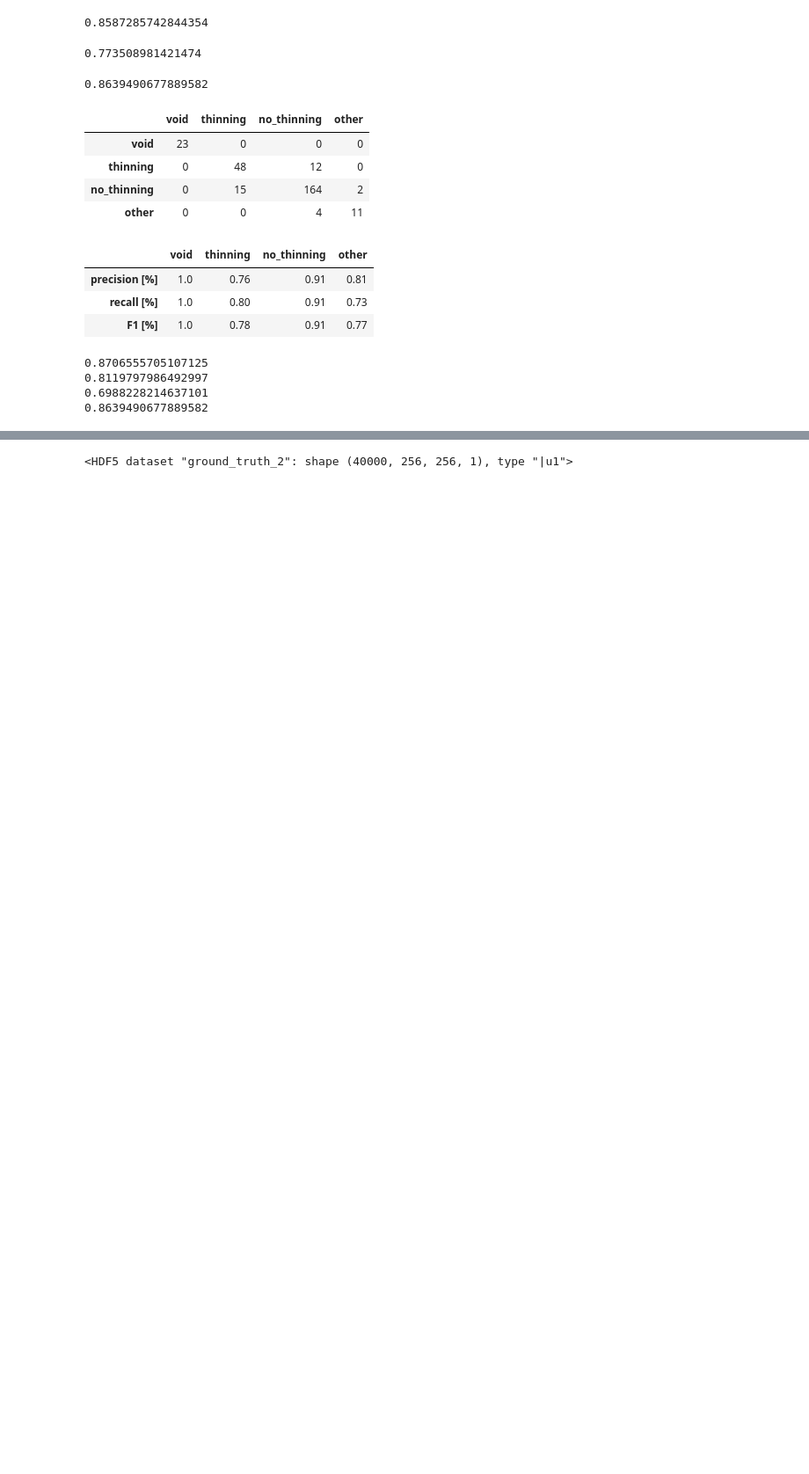
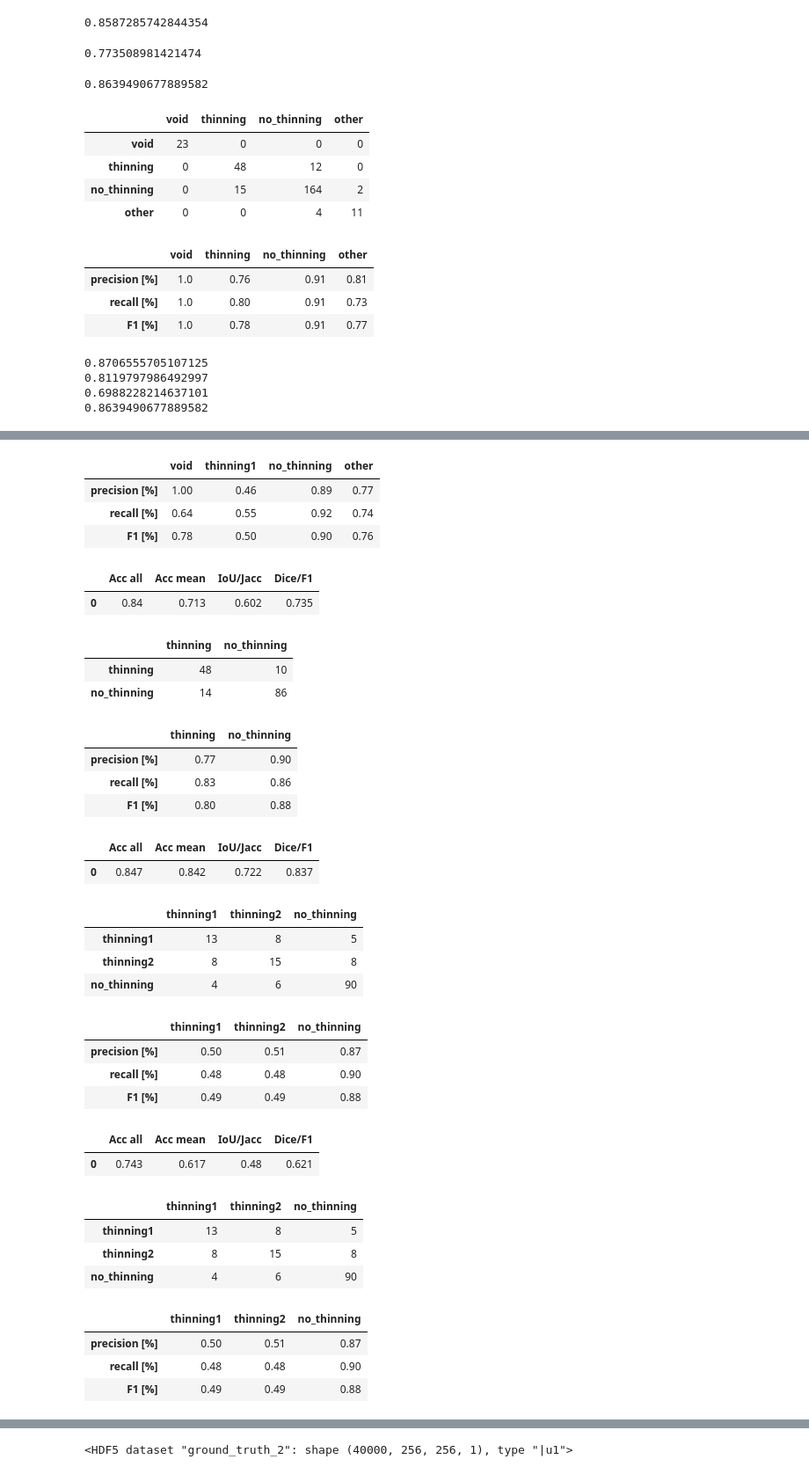
Before and after one commit to satlawa/edin_results, a Jupyter notebook: edin_results.ipynb, the cells around one changed output, grey strips where cells are left out. Shown at 88% size. Cells and saved outputs as stored; diff of their text form; code cells hidden in the pictures; blank space fills up the shorter version.

```diff
--- a/edin_results.ipynb
+++ b/edin_results.ipynb
@@ -346,0 +517,12 @@ print(np.mean(F1))
+# %%
+score
+# %% [output]
+|  | void | thinning1 | no_thinning | other |
+| precision [%] | 1.00 | 0.46 | 0.89 | 0.77 |
+| recall [%] | 0.64 | 0.55 | 0.92 | 0.74 |
+| F1 [%] | 0.78 | 0.50 | 0.90 | 0.76 |
+# %%
+metric
+# %% [output]
+|  | Acc all | Acc mean | IoU/Jacc | Dice/F1 |
+| 0 | 0.84 | 0.713 | 0.602 | 0.735 |
@@ -346,0 +533,60 @@ print(np.mean(F1))
+# %%
+###########################################   metrics - std  #############################################
+
+cm, score, metric = calc_mertics(cm_std_m[1:3,1:3], ['thinning', 'no_thinning'])
+cm
+# %% [output]
+|  | thinning | no_thinning |
+| thinning | 48 | 10 |
+| no_thinning | 14 | 86 |
+# %%
+score
+# %% [output]
+|  | thinning | no_thinning |
+| precision [%] | 0.77 | 0.90 |
+| recall [%] | 0.83 | 0.86 |
+| F1 [%] | 0.80 | 0.88 |
+# %%
+metric
+# %% [output]
+|  | Acc all | Acc mean | IoU/Jacc | Dice/F1 |
+| 0 | 0.847 | 0.842 | 0.722 | 0.837 |
+# %%
+###########################################   metrics - ac12  #############################################
+
+cm, score, metric = calc_mertics(cm_ac12_m[1:4,1:4], ['thinning1', 'thinning2', 'no_thinning'])
+cm
+# %% [output]
+|  | thinning1 | thinning2 | no_thinning |
+| thinning1 | 13 | 8 | 5 |
+| thinning2 | 8 | 15 | 8 |
+| no_thinning | 4 | 6 | 90 |
+# %%
+score
+# %% [output]
+|  | thinning1 | thinning2 | no_thinning |
+| precision [%] | 0.50 | 0.51 | 0.87 |
+| recall [%] | 0.48 | 0.48 | 0.90 |
+| F1 [%] | 0.49 | 0.49 | 0.88 |
+# %%
+metric
+# %% [output]
+|  | Acc all | Acc mean | IoU/Jacc | Dice/F1 |
+| 0 | 0.743 | 0.617 | 0.48 | 0.621 |
+# %%
+###########################################   metrics - ac12  #############################################
+
+cm, score, metric = calc_mertics(cm_ac12_m[1:4,1:4], ['thinning1', 'thinning2', 'no_thinning'])
+cm
+# %% [output]
+|  | thinning1 | thinning2 | no_thinning |
+| thinning1 | 13 | 8 | 5 |
+| thinning2 | 8 | 15 | 8 |
+| no_thinning | 4 | 6 | 90 |
+# %%
+score
+# %% [output]
+|  | thinning1 | thinning2 | no_thinning |
+| precision [%] | 0.50 | 0.51 | 0.87 |
+| recall [%] | 0.48 | 0.48 | 0.90 |
+| F1 [%] | 0.49 | 0.49 | 0.88 |
```
Also changed, not shown: parts of 13 cells of this notebook.
